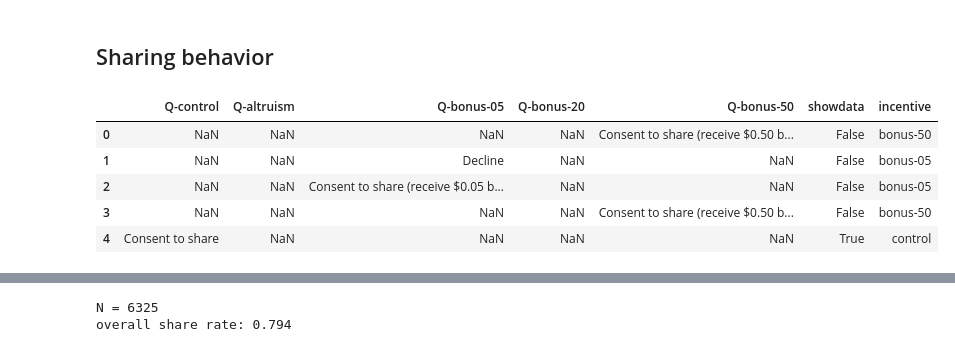
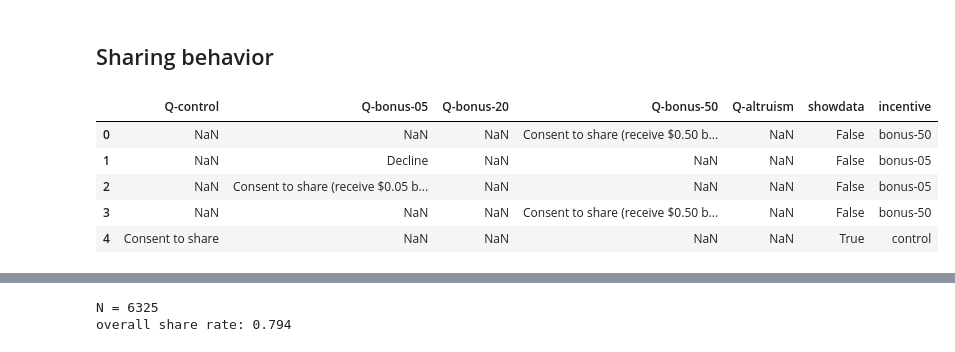
Before and after one commit to aberke/amazon-study, a Jupyter notebook: data-analysis/survey-data.ipynb, the cells around one changed output, grey strips where cells are left out. Saved outputs shown, nothing was run; the diff lists cells and outputs as text; code cells hidden in the pictures.

```diff
--- a/data-analysis/survey-data.ipynb
+++ b/data-analysis/survey-data.ipynb
@@ -74,0 +84,9 @@ all fields: Index(['Duration (in seconds)', 'RecordedDate', 'ResponseId',
+# %%
+# Handle the '$' symbols in the Q-demos-income answers
+dollar_trans = str.maketrans({'$':r'\$'})
+df['Q-demos-income'] = df['Q-demos-income'].apply(lambda s: s.translate(dollar_trans))
+# %%
+# Map education level group name 'Graduate or professional degree (MA, MS, MBA, PhD, JD, MD, DDS, etc)'
+# to shorter 'Graduate or professional degree'
+grad = 'Graduate or professional degree'
+df['Q-demos-education'] = df['Q-demos-education'].apply(lambda s: grad if 'Graduate' in s else s)
@@ -76,14 +101,14 @@ all fields: Index(['Duration (in seconds)', 'RecordedDate', 'ResponseId',
 ## Sharing behavior
 # %%
 df[
-    ['Q-control', 'Q-altruism', 'Q-bonus-05', 'Q-bonus-20', 'Q-bonus-50', 'showdata', 'incentive']
+    ['Q-control', 'Q-bonus-05', 'Q-bonus-20', 'Q-bonus-50', 'Q-altruism', 'showdata', 'incentive']
 ].head()
 # %% [output]
-|  | Q-control | Q-altruism | Q-bonus-05 | Q-bonus-20 | Q-bonus-50 | showdata | incentive |
-| 0 | NaN | NaN | NaN | NaN | Consent to share (receive $0.50 b... | False | bonus-50 |
-| 1 | NaN | NaN | Decline | NaN | NaN | False | bonus-05 |
-| 2 | NaN | NaN | Consent to share (receive $0.05 b... | NaN | NaN | False | bonus-05 |
-| 3 | NaN | NaN | NaN | NaN | Consent to share (receive $0.50 b... | False | bonus-50 |
+|  | Q-control | Q-bonus-05 | Q-bonus-20 | Q-bonus-50 | Q-altruism | showdata | incentive |
+| 0 | NaN | NaN | NaN | Consent to share (receive $0.50 b... | NaN | False | bonus-50 |
+| 1 | NaN | Decline | NaN | NaN | NaN | False | bonus-05 |
+| 2 | NaN | Consent to share (receive $0.05 b... | NaN | NaN | NaN | False | bonus-05 |
+| 3 | NaN | NaN | NaN | Consent to share (receive $0.50 b... | NaN | False | bonus-50 |
 | 4 | Consent to share | NaN | NaN | NaN | NaN | True | control |
 # %%
 # add boolean indicating share
```
Also changed, not shown: parts of 99 cells of this notebook.
